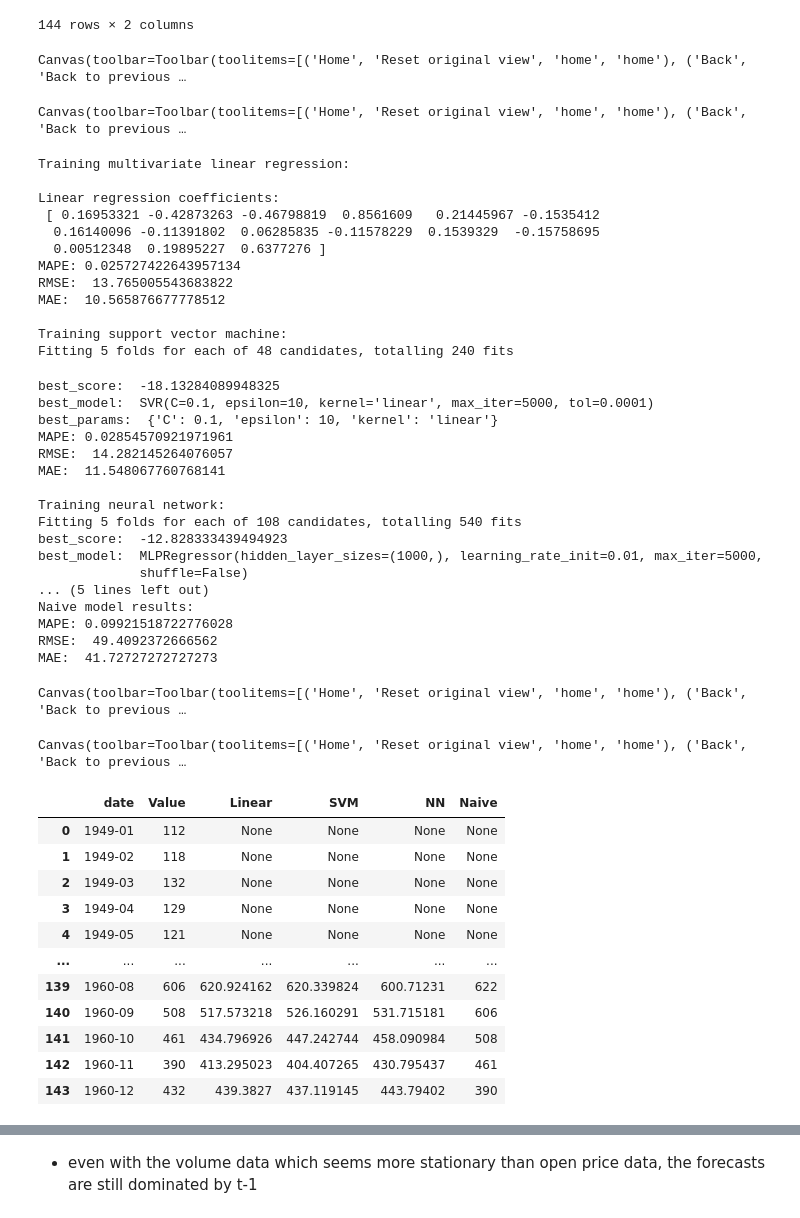
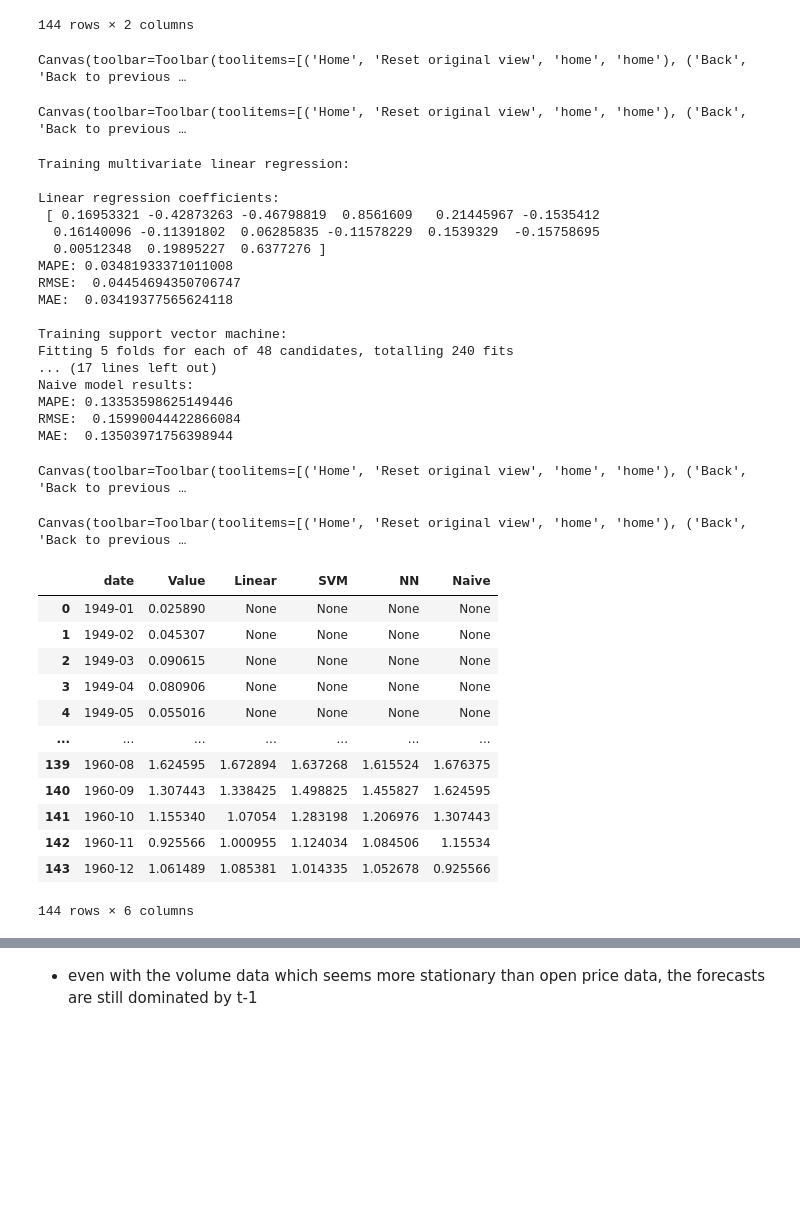
Before and after one commit to tristanmckechnie/tristan_meng_data_science, a Jupyter notebook: 1d_time_series_prediction_class.ipynb, the cells around one changed output, grey strips where cells are left out. Saved outputs shown, nothing was run; the diff lists cells and outputs as text; code cells hidden in the pictures; blank space fills up the shorter version.

```diff
--- a/1d_time_series_prediction_class.ipynb
+++ b/1d_time_series_prediction_class.ipynb
@@ -341,70 +358,75 @@ split = 44
 # %%
+# set global forecasting variables:
+window_length = 15
+split = 44
+
 # scale input data
 scaler = MinMaxScaler()
-scaled_data = scaler.fit_transform(df['#Passengers'].to_numpy().reshape(-1,1)).flatten()
+scaled_training_data = scaler.fit_transform(df['#Passengers'][0:-split].to_numpy().reshape(-1,1)).flatten()
+scaled_test_data = scaler.transform(df['#Passengers'][-split:].to_numpy().reshape(-1,1)).flatten()
+data = np.append(scaled_training_data,scaled_test_data)
 
 # initialize class object
-normal = time_series_prediction(df['Month'],df['#Passengers'],window_length,1)#time_series_prediction(sp_500['Date'][-4000:],sp_500['Volume'][-4000:]/1e9,5,1) # pass: ime series dates, univariate time series, lag window length, a number of steps ahead to predict
+normal = time_series_prediction(df['Month'],data,window_length,1)#time_series_prediction(sp_500['Date'][-4000:],sp_500['Volume'][-4000:]/1e9,5,1) # pass: ime series dates, univariate time series, lag window length, a number of steps ahead to predict
 normal.sliding_window_1(verbose=0) # time series to supervised ML problem
 normal.train_test_split(split=split) # testing and training dataset split
 normal.test_train_plot(ylabel='Number of passengers',steps=10)    # visualize training split
 
 # perform some prediction tasks
 normal.linear_regression()
 normal.support_vector_machine(model_tunning=True)
 normal.neural_net_mlp(model_tunning=True)
 normal.naive_model()
 
 # visualize results
 normal.vis_results_time_series(ylabel='Number of passengers' ,second_plot='error')
 
 # tabulate results
 tabulated_results_0 = normal.results()
 tabulated_results_0.plot(figsize=(10,4),x='date')
 display(tabulated_results_0)
+
+# invert scaling and compute eval metric in orginal feature space
+print('NN:')
+inverted_predictions_nn, inverted_testing_data = invert_scaling(scaler,data[-split:],normal.neural_net_predictions)
+print('SVM:')
+inverted_predictions_svm, inverted_testing_data = invert_scaling(scaler,data[-split:],normal.svm_predictions)
+print('Linear Regression:')
+inverted_predictions_linear, inverted_testing_data = invert_scaling(scaler,data[-split:],normal.linear_reg_predictions)
+print('Naive:')
+inverted_predictions_naive, inverted_testing_data = invert_scaling(scaler,data[-split:],normal.svm_predictions)
 # %% [output]
 Canvas(toolbar=Toolbar(toolitems=[('Home', 'Reset original view', 'home', 'home'), ('Back', 'Back to previous …
 Canvas(toolbar=Toolbar(toolitems=[('Home', 'Reset original view', 'home', 'home'), ('Back', 'Back to previous …
 Training multivariate linear regression:
 
 Linear regression coefficients:
  [ 0.16953321 -0.42873263 -0.46798819  0.8561609   0.21445967 -0.1535412
   0.16140096 -0.11391802  0.06285835 -0.11578229  0.1539329  -0.15758695
   0.00512348  0.19895227  0.6377276 ]
-MAPE: 0.025727422643957134
-RMSE:  13.765005543683822
-MAE:  10.565876677778512
+MAPE: 0.03481933371011008
+RMSE:  0.04454694350706747
+MAE:  0.03419377565624118
 
 Training support vector machine:
 Fitting 5 folds for each of 48 candidates, totalling 240 fits
+... (17 lines left out)
+Naive model results:
+MAPE: 0.13353598625149446
+RMSE:  0.15990044422866084
+MAE:  0.13503971756398944
-best_score:  -18.13284089948325
-best_model:  SVR(C=0.1, epsilon=10, kernel='linear', max_iter=5000, tol=0.0001)
-best_params:  {'C': 0.1, 'epsilon': 10, 'kernel': 'linear'}
-MAPE: 0.02854570921971961
-RMSE:  14.282145264076057
-MAE:  11.548067760768141
-
-Training neural network:
-Fitting 5 folds for each of 108 candidates, totalling 540 fits
-best_score:  -12.828333439494923
-best_model:  MLPRegressor(hidden_layer_sizes=(1000,), learning_rate_init=0.01, max_iter=5000,
-             shuffle=False)
-... (5 lines left out)
-Naive model results:
-MAPE: 0.09921518722776028
-RMSE:  49.4092372666562
-MAE:  41.72727272727273
+Canvas(toolbar=Toolbar(toolitems=[('Home', 'Reset original view', 'home', 'home'), ('Back', 'Back to previous …
 Canvas(toolbar=Toolbar(toolitems=[('Home', 'Reset original view', 'home', 'home'), ('Back', 'Back to previous …
+|  | date | Value | Linear | SVM | NN | Naive |
+| 0 | 1949-01 | 0.025890 | None | None | None | None |
+| 1 | 1949-02 | 0.045307 | None | None | None | None |
+| 2 | 1949-03 | 0.090615 | None | None | None | None |
+| 3 | 1949-04 | 0.080906 | None | None | None | None |
+| 4 | 1949-05 | 0.055016 | None | None | None | None |
+| ... | ... | ... | ... | ... | ... | ... |
+| 139 | 1960-08 | 1.624595 | 1.672894 | 1.637268 | 1.615524 | 1.676375 |
+| 140 | 1960-09 | 1.307443 | 1.338425 | 1.498825 | 1.455827 | 1.624595 |
+| 141 | 1960-10 | 1.155340 | 1.07054 | 1.283198 | 1.206976 | 1.307443 |
+| 142 | 1960-11 | 0.925566 | 1.000955 | 1.124034 | 1.084506 | 1.15534 |
+| 143 | 1960-12 | 1.061489 | 1.085381 | 1.014335 | 1.052678 | 0.925566 |
-Canvas(toolbar=Toolbar(toolitems=[('Home', 'Reset original view', 'home', 'home'), ('Back', 'Back to previous …
+144 rows × 6 columns
-|  | date | Value | Linear | SVM | NN | Naive |
-| 0 | 1949-01 | 112 | None | None | None | None |
-| 1 | 1949-02 | 118 | None | None | None | None |
-| 2 | 1949-03 | 132 | None | None | None | None |
-| 3 | 1949-04 | 129 | None | None | None | None |
-| 4 | 1949-05 | 121 | None | None | None | None |
-| ... | ... | ... | ... | ... | ... | ... |
-| 139 | 1960-08 | 606 | 620.924162 | 620.339824 | 600.71231 | 622 |
-| 140 | 1960-09 | 508 | 517.573218 | 526.160291 | 531.715181 | 606 |
-| 141 | 1960-10 | 461 | 434.796926 | 447.242744 | 458.090984 | 508 |
-| 142 | 1960-11 | 390 | 413.295023 | 404.407265 | 430.795437 | 461 |
-| 143 | 1960-12 | 432 | 439.3827 | 437.119145 | 443.79402 | 390 |
```
Also changed, not shown: parts of 8 cells of this notebook, 1 other file.
